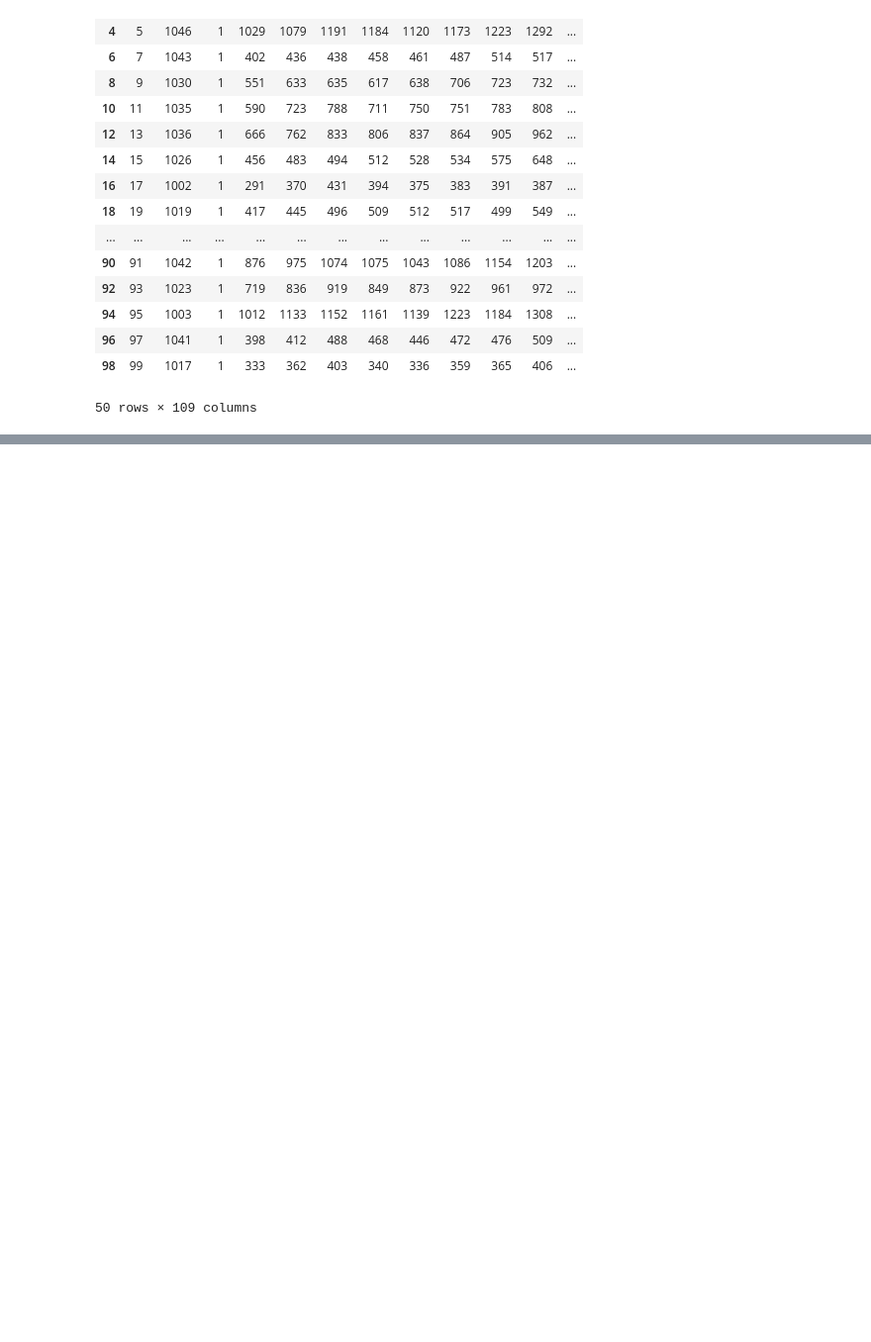
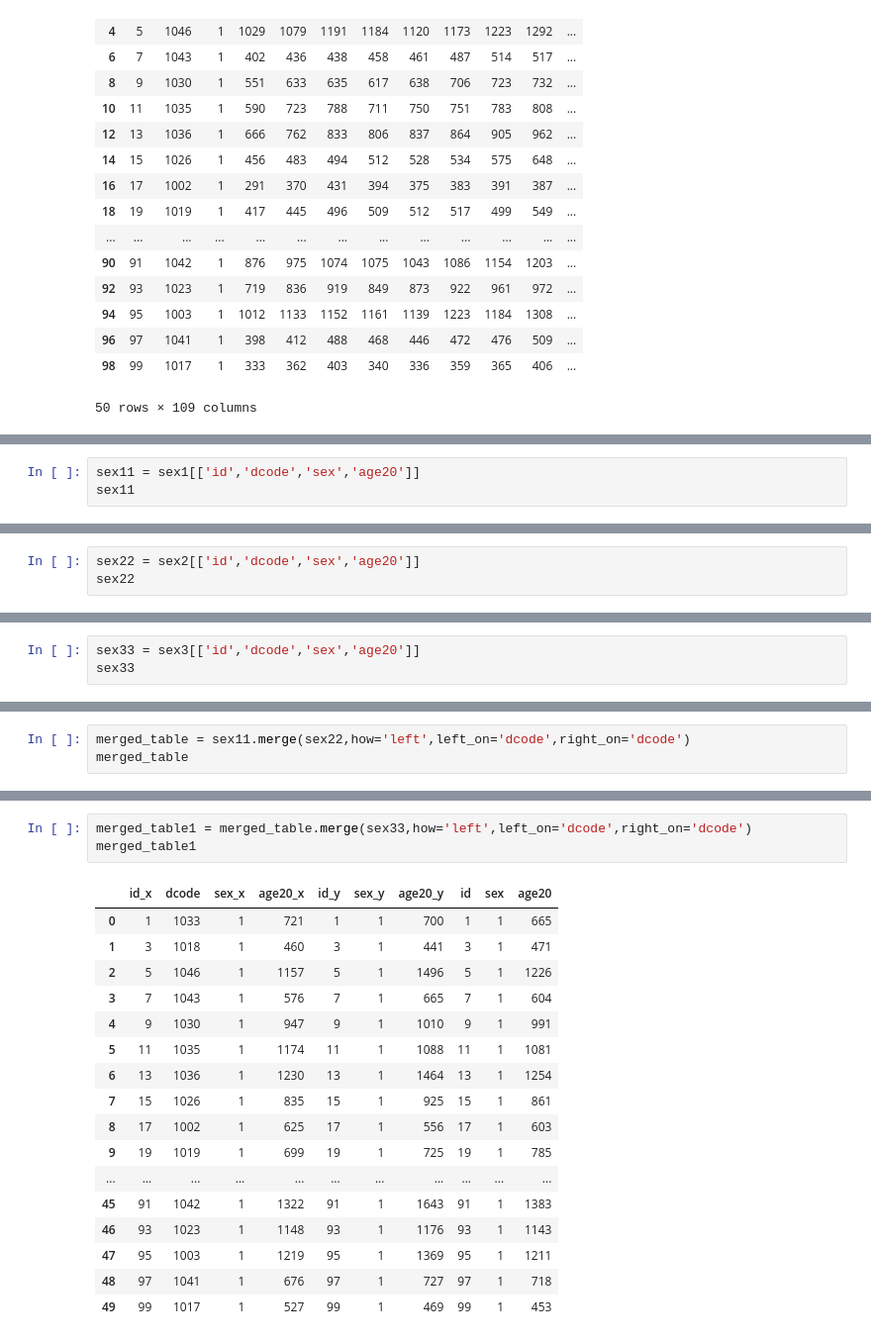
Before and after one commit to kittikhun62/DWDM21, a Jupyter notebook: project.ipynb, the cells around one changed output, grey strips where cells are left out. Shown at 99% size. Cells and saved outputs as stored; diff of their text form; blank space fills up the shorter version.

```diff
--- a/project.ipynb
+++ b/project.ipynb
@@ -148,0 +153,3 @@ sex3
+# %%
+sex11 = sex1[['id','dcode','sex','age20']]
+sex11
@@ -148,0 +174,3 @@ sex3
+# %%
+sex22 = sex2[['id','dcode','sex','age20']]
+sex22
@@ -148,0 +195,3 @@ sex3
+# %%
+sex33 = sex3[['id','dcode','sex','age20']]
+sex33
@@ -148,0 +216,3 @@ sex3
+# %%
+merged_table = sex11.merge(sex22,how='left',left_on='dcode',right_on='dcode')
+merged_table
@@ -148,0 +237,21 @@ sex3
+# %%
+merged_table1 = merged_table.merge(sex33,how='left',left_on='dcode',right_on='dcode')
+merged_table1
+# %% [output]
+|  | id_x | dcode | sex_x | age20_x | id_y | sex_y | age20_y | id | sex | age20 |
+| 0 | 1 | 1033 | 1 | 721 | 1 | 1 | 700 | 1 | 1 | 665 |
+| 1 | 3 | 1018 | 1 | 460 | 3 | 1 | 441 | 3 | 1 | 471 |
+| 2 | 5 | 1046 | 1 | 1157 | 5 | 1 | 1496 | 5 | 1 | 1226 |
+| 3 | 7 | 1043 | 1 | 576 | 7 | 1 | 665 | 7 | 1 | 604 |
+| 4 | 9 | 1030 | 1 | 947 | 9 | 1 | 1010 | 9 | 1 | 991 |
+| 5 | 11 | 1035 | 1 | 1174 | 11 | 1 | 1088 | 11 | 1 | 1081 |
+| 6 | 13 | 1036 | 1 | 1230 | 13 | 1 | 1464 | 13 | 1 | 1254 |
+| 7 | 15 | 1026 | 1 | 835 | 15 | 1 | 925 | 15 | 1 | 861 |
+| 8 | 17 | 1002 | 1 | 625 | 17 | 1 | 556 | 17 | 1 | 603 |
+| 9 | 19 | 1019 | 1 | 699 | 19 | 1 | 725 | 19 | 1 | 785 |
+| ... | ... | ... | ... | ... | ... | ... | ... | ... | ... | ... |
+| 45 | 91 | 1042 | 1 | 1322 | 91 | 1 | 1643 | 91 | 1 | 1383 |
+| 46 | 93 | 1023 | 1 | 1148 | 93 | 1 | 1176 | 93 | 1 | 1143 |
+| 47 | 95 | 1003 | 1 | 1219 | 95 | 1 | 1369 | 95 | 1 | 1211 |
+| 48 | 97 | 1041 | 1 | 676 | 97 | 1 | 727 | 97 | 1 | 718 |
+| 49 | 99 | 1017 | 1 | 527 | 99 | 1 | 469 | 99 | 1 | 453 |
```
Also changed, not shown: parts of 11 cells of this notebook.
